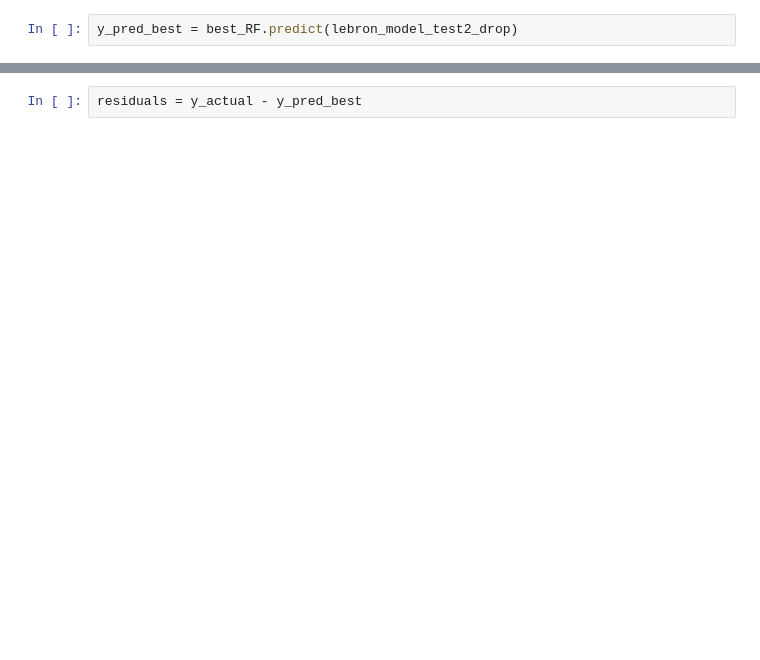
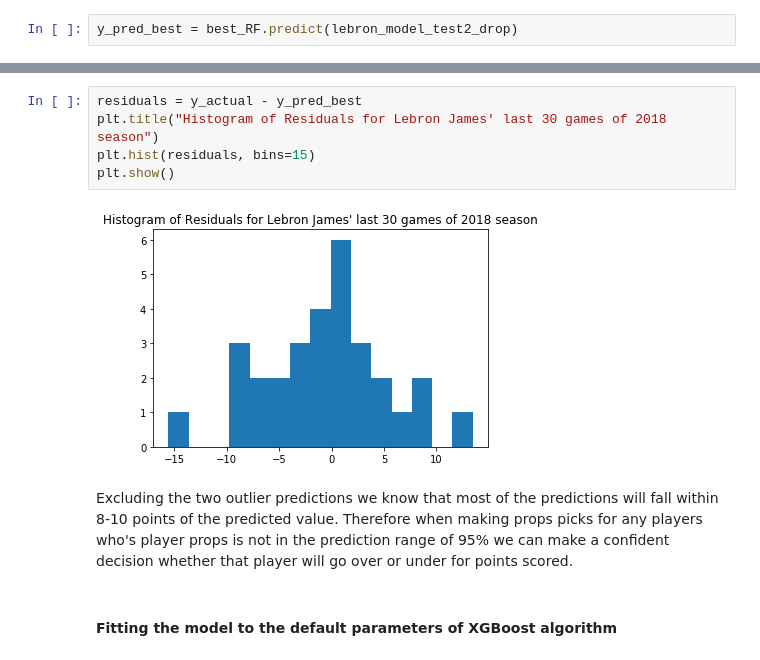
Before and after one commit to thabanenm/Capstone-Project-2, a Jupyter notebook: Capstone Project 2 - Extended Modeling.ipynb, the cells around one changed output, grey strips where cells are left out. Cells and saved outputs as stored; diff of their text form; blank space fills up the shorter version.

```diff
--- a/Capstone Project 2 - Extended Modeling.ipynb
+++ b/Capstone Project 2 - Extended Modeling.ipynb
@@ -126,2 +144,11 @@ plt.show()
-# %%
-residuals = y_actual - y_pred_best
+# %%
+residuals = y_actual - y_pred_best
+plt.title("Histogram of Residuals for Lebron James' last 30 games of 2018 season")
+plt.hist(residuals, bins=15)
+plt.show()
+# %% [output]
+[figure, added]
+# %% [markdown]
+Excluding the two outlier predictions we know that most of the predictions will fall within 8-10 points of the predicted value. Therefore when making props picks for any players who's player props is not in the prediction range of 95% we can make a confident decision whether that player will go over or under for points scored.
+# %% [markdown]
+#### Fitting the model to the default parameters of XGBoost algorithm
```
Also changed, not shown: parts of 27 cells of this notebook.
